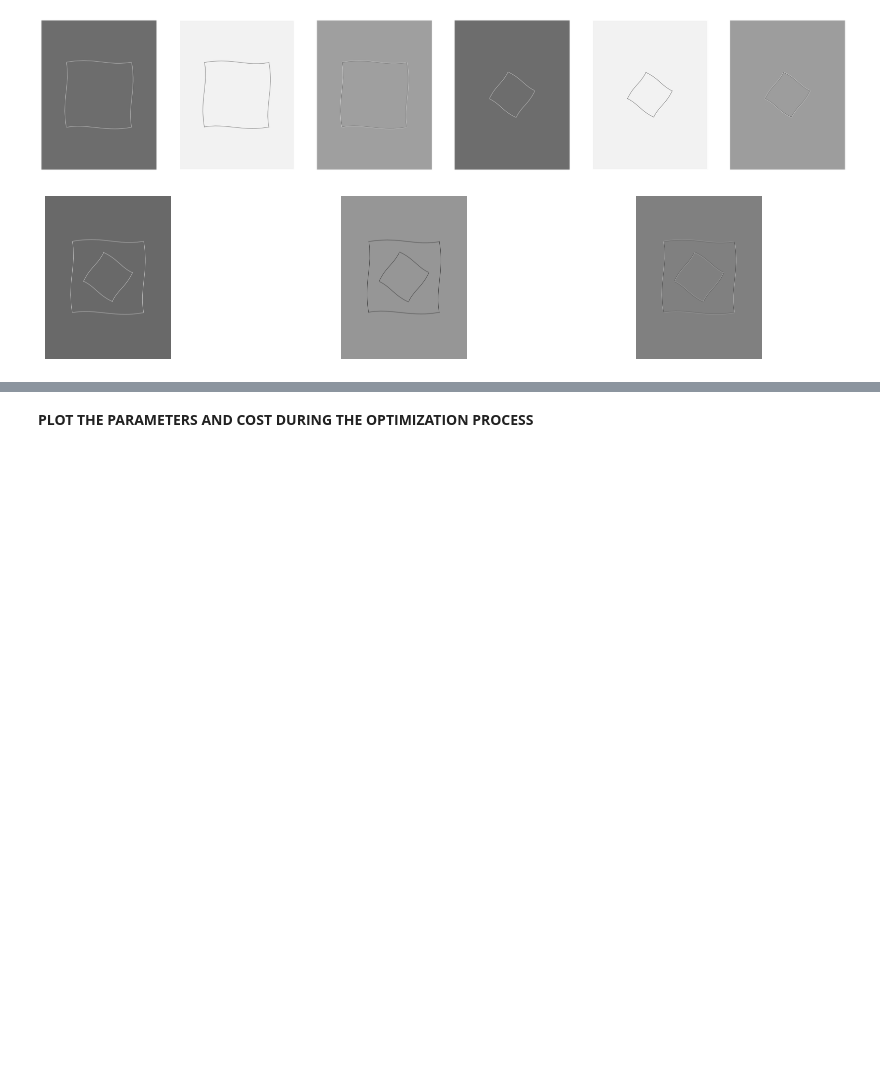
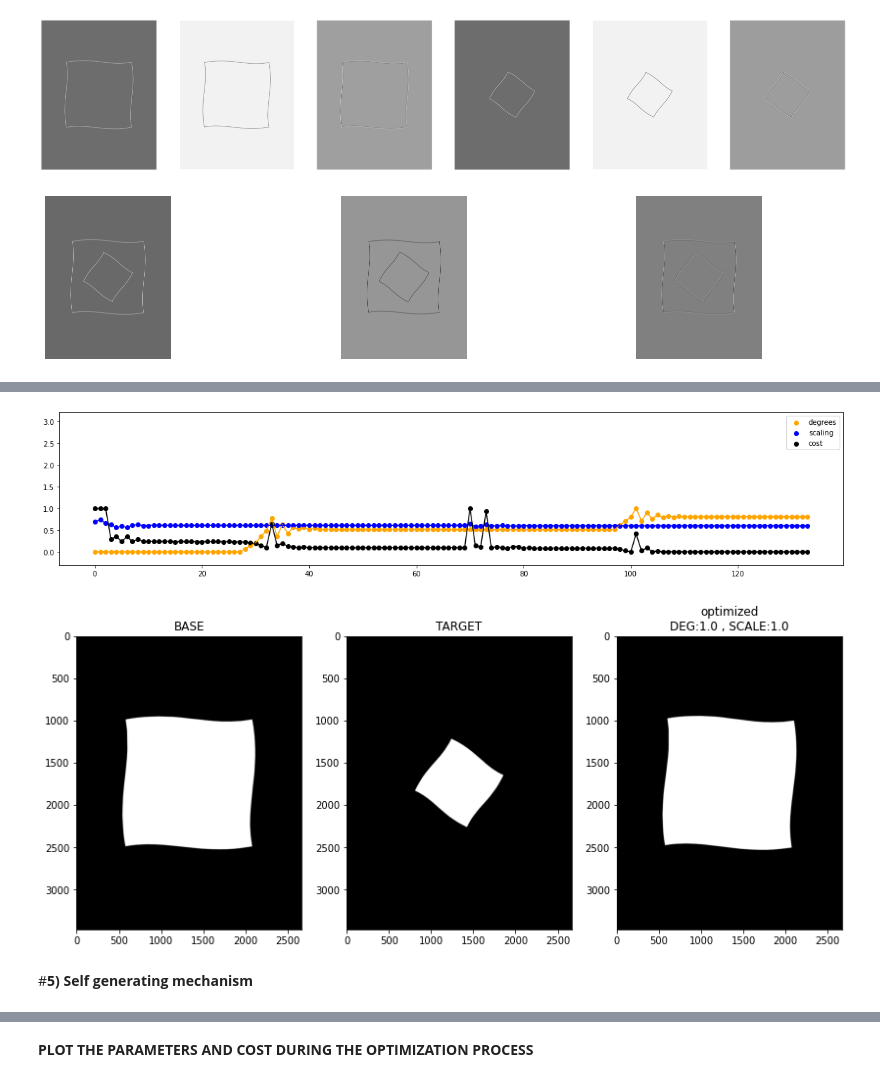
Before and after one commit to lcipolina/escher, a Jupyter notebook: optimization/optimization.ipynb, the cells around one changed output, grey strips where cells are left out. Drawn from its saved outputs; the diff is of its cells as text; code cells hidden in the pictures; blank space fills up the shorter version.

```diff
--- a/optimization/optimization.ipynb
+++ b/optimization/optimization.ipynb
@@ -238 +304,8 @@ def splitter(imgs, params):
+# %%
+show(2)
+# %% [output]
+[figure, added]
+[figure, added]
+# %% [markdown]
+#<b>5) Self generating mechanism</b>
 # %%
```
Also changed, not shown: parts of 19 cells of this notebook.
